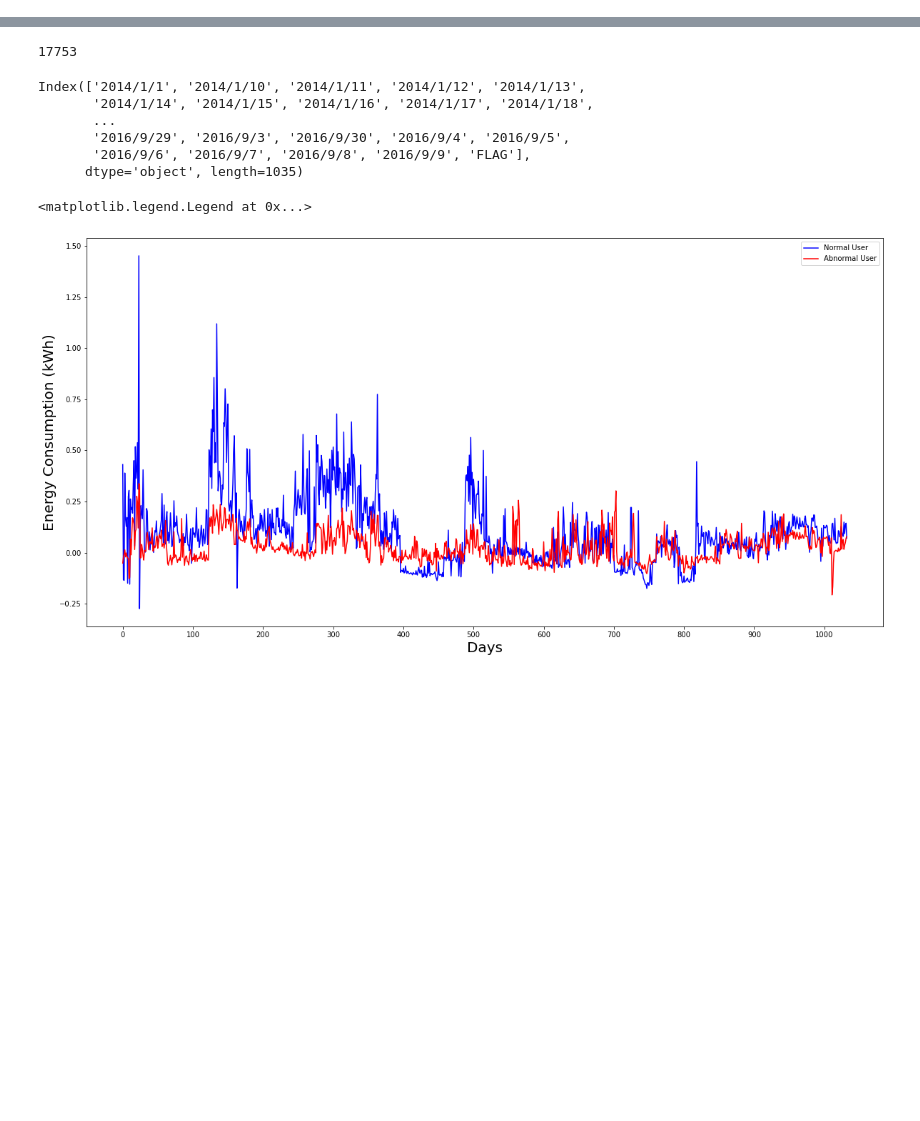
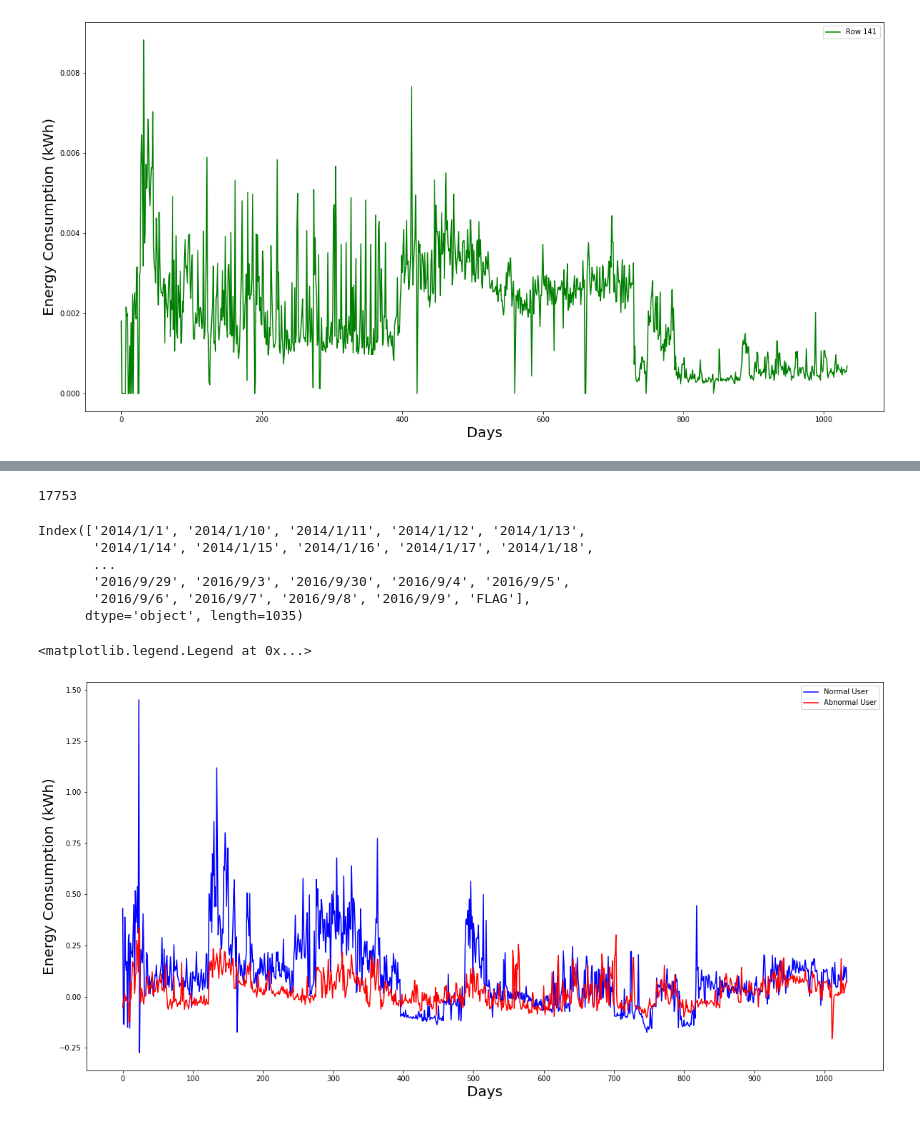
Before and after one commit to vmm221313/Energy_Theft, a Jupyter notebook: plots.ipynb, the cells around one changed output, grey strips where cells are left out. Saved outputs shown, nothing was run; the diff lists cells and outputs as text; code cells hidden in the pictures; blank space fills up the shorter version.

```diff
--- a/plots.ipynb
+++ b/plots.ipynb
@@ -32,0 +54,23 @@ df = (df - df.mean())/df.std()
+# %%
+cols_dates = []
+for c in cols:
+    dt_obj = datetime.strptime(c, "%Y/%m/%d")
+    cols_dates.append(dt_obj)
+# %%
+cols_dates.sort()
+# %%
+cols = []
+for c in cols_dates:
+    cols.append(c.strftime("%Y/%-m/%-d"))
+# %%
+df = df[cols]
+# %%
+row = 141
+plt.figure(figsize=(20, 10))
+plt.plot(df.iloc[row].to_list(), color='green')
+plt.xlabel('Days', fontsize=20)
+plt.ylabel('Energy Consumption (kWh)', fontsize=20)
+plt.legend(['Row {}'.format(row)])
+plt.savefig('plots/data_analysis/row{}.png'.format(row))
+# %% [output]
+[figure, added]
```
Also changed, not shown: parts of 41 cells of this notebook, 8 other files.
